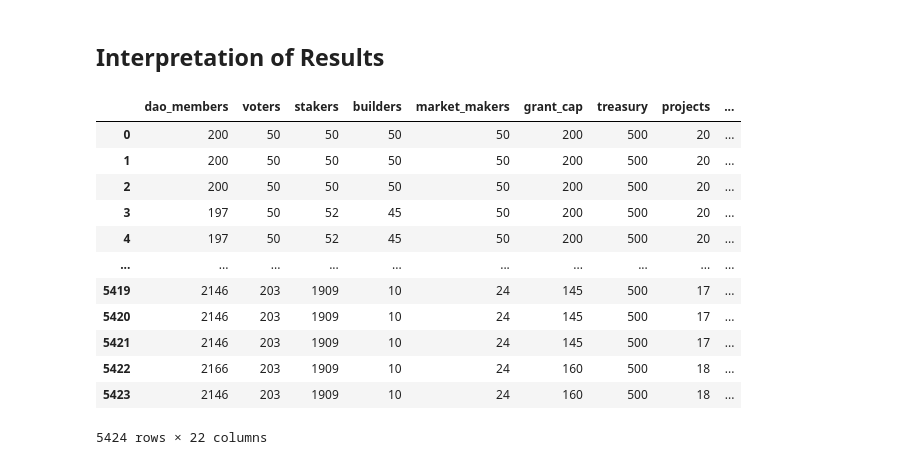
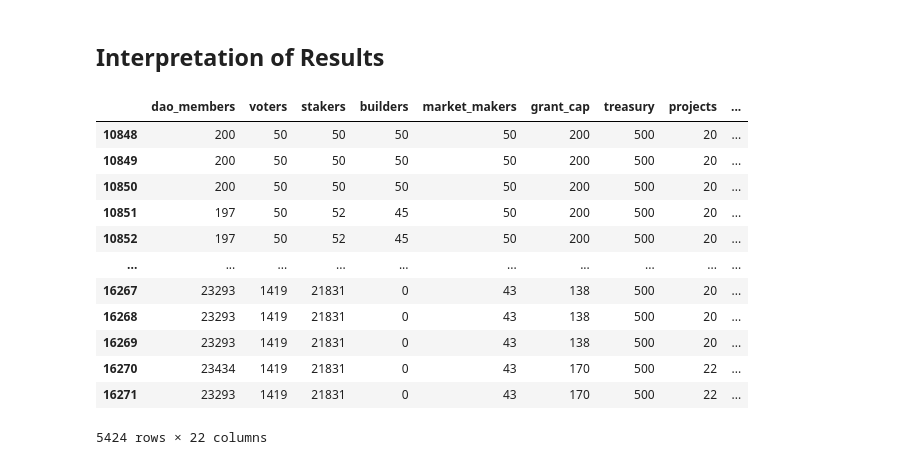
Before and after one commit to marc4gov/rnet-oceandao, a Jupyter notebook: rnet-oceandao.ipynb, the cells around one changed output. Drawn from its saved outputs; the diff is of its cells as text; code cells hidden in the pictures.

```diff
--- a/rnet-oceandao.ipynb
+++ b/rnet-oceandao.ipynb
@@ -130,10 +184,15 @@ MONTE_CARLO_RUNS:  4
 end of file: sim_setup.py
 # %%
 model = Model(initial_state=genesis_state, state_update_blocks=partial_state_update_block, params=params)
+model2 = Model(initial_state=genesis_state, state_update_blocks=partial_state_update_block_model2, params=params)
+model3 = Model(initial_state=genesis_state, state_update_blocks=partial_state_update_block_model3, params=params)
 
-simulation = Simulation(model=model, timesteps=SIMULATION_TIME_STEPS, runs=MONTE_CARLO_RUNS)
 
-simulations = [simulation]
+simulation1 = Simulation(model=model, timesteps=SIMULATION_TIME_STEPS, runs=MONTE_CARLO_RUNS)
+simulation2 = Simulation(model=model2, timesteps=SIMULATION_TIME_STEPS, runs=MONTE_CARLO_RUNS)
+simulation3 = Simulation(model=model2, timesteps=SIMULATION_TIME_STEPS, runs=MONTE_CARLO_RUNS)
+
+simulations = [simulation1, simulation2, simulation3]
 experiment = Experiment(simulations)
 # Select the Pathos backend to avoid issues with multiprocessing and Jupyter Notebooks
 experiment.engine = Engine(backend=Backend.PATHOS, drop_substeps=True)
@@ -141,20 +200,24 @@ experiment.engine = Engine(backend=Backend.PATHOS, drop_substeps=True)
 result = experiment.run()
 # %% [markdown]
 ## Interpretation of Results
-# %%
-df = pd.DataFrame(result)
-df
-# %% [output]
-|  | dao_members | voters | stakers | builders | market_makers | grant_cap | treasury | projects | ... |
-| 0 | 200 | 50 | 50 | 50 | 50 | 200 | 500 | 20 | ... |
-| 1 | 200 | 50 | 50 | 50 | 50 | 200 | 500 | 20 | ... |
-| 2 | 200 | 50 | 50 | 50 | 50 | 200 | 500 | 20 | ... |
-| 3 | 197 | 50 | 52 | 45 | 50 | 200 | 500 | 20 | ... |
-| 4 | 197 | 50 | 52 | 45 | 50 | 200 | 500 | 20 | ... |
-| ... | ... | ... | ... | ... | ... | ... | ... | ... | ... |
-| 5419 | 2146 | 203 | 1909 | 10 | 24 | 145 | 500 | 17 | ... |
-| 5420 | 2146 | 203 | 1909 | 10 | 24 | 145 | 500 | 17 | ... |
-| 5421 | 2146 | 203 | 1909 | 10 | 24 | 145 | 500 | 17 | ... |
-| 5422 | 2166 | 203 | 1909 | 10 | 24 | 160 | 500 | 18 | ... |
-| 5423 | 2146 | 203 | 1909 | 10 | 24 | 160 | 500 | 18 | ... |
-5424 rows × 22 columns
+# %%
+df = pd.DataFrame(result)
+df1 = df[df["simulation"] == 0]
+df2 = df[df["simulation"] == 1]
+df3 = df[df["simulation"] == 2]
+
+df3
+# %% [output]
+|  | dao_members | voters | stakers | builders | market_makers | grant_cap | treasury | projects | ... |
+| 10848 | 200 | 50 | 50 | 50 | 50 | 200 | 500 | 20 | ... |
+| 10849 | 200 | 50 | 50 | 50 | 50 | 200 | 500 | 20 | ... |
+| 10850 | 200 | 50 | 50 | 50 | 50 | 200 | 500 | 20 | ... |
+| 10851 | 197 | 50 | 52 | 45 | 50 | 200 | 500 | 20 | ... |
+| 10852 | 197 | 50 | 52 | 45 | 50 | 200 | 500 | 20 | ... |
+| ... | ... | ... | ... | ... | ... | ... | ... | ... | ... |
+| 16267 | 23293 | 1419 | 21831 | 0 | 43 | 138 | 500 | 20 | ... |
+| 16268 | 23293 | 1419 | 21831 | 0 | 43 | 138 | 500 | 20 | ... |
+| 16269 | 23293 | 1419 | 21831 | 0 | 43 | 138 | 500 | 20 | ... |
+| 16270 | 23434 | 1419 | 21831 | 0 | 43 | 170 | 500 | 22 | ... |
+| 16271 | 23293 | 1419 | 21831 | 0 | 43 | 170 | 500 | 22 | ... |
+5424 rows × 22 columns
```
Also changed, not shown: parts of 10 cells of this notebook, 4 other files.
